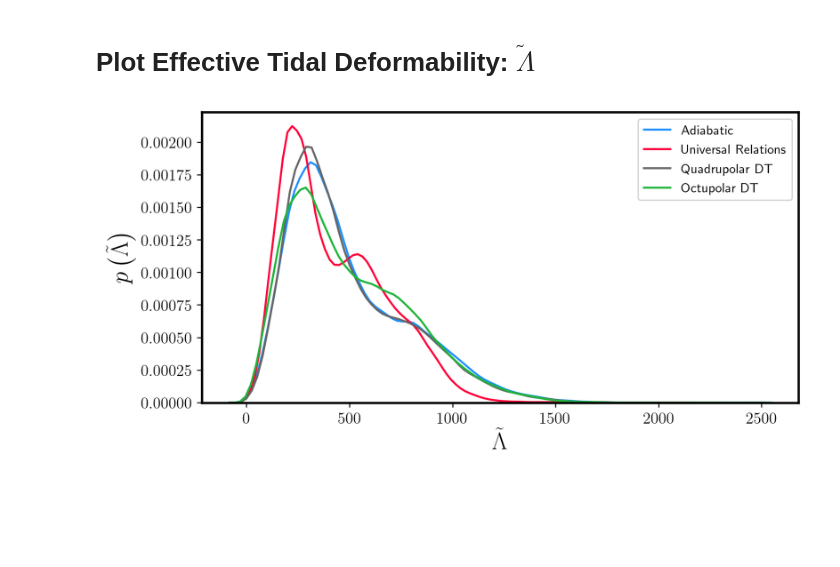
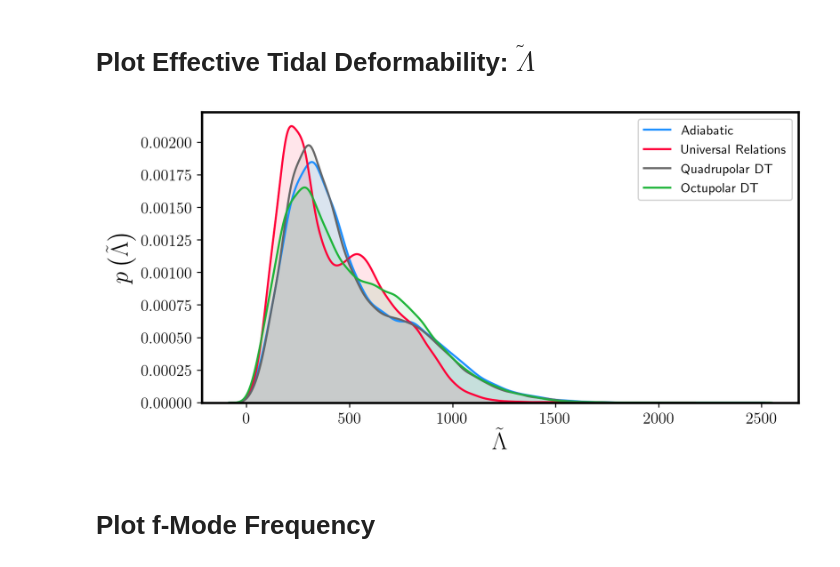
Before and after one commit to GeraintPratten/GWAsteroseismologyFModesDataRelease, a Jupyter notebook: PosteriorDataRelease.ipynb, the cells around one changed output. Cells and saved outputs as stored; diff of their text form; code cells hidden in the pictures; blank space fills up the shorter version.

```diff
--- a/PosteriorDataRelease.ipynb
+++ b/PosteriorDataRelease.ipynb
@@ -205,7 +227,7 @@ def lambda_1_lambda_2_to_delta_lambda_tilde(lambda_1, lambda_2, mass_1, mass_2):
 # %% [markdown]
 # Load Data
 # %%
-dataDir = './';
+dataDir = './PosteriorSamples/';
 # %%
 # Set Data Paths
 # %%
@@ -232,19 +254,19 @@ Octupolar_Combined
 # Load Posteriors Samples
 
 name         = 'Adiabatic_Combined';
-infile       = './Adiabatic_Combined_posterior_samples.dat'
+infile       = dataDir+'Adiabatic_Combined_posterior_samples.dat'
 AdiabaticPos = dict([(name, np.genfromtxt(infile, names=True))])
 
 name         = 'Universal_Relations_Combined';
-infile       = './Universal_Relations_Combined_posterior_samples.dat'
+infile       = dataDir+'Universal_Relations_Combined_posterior_samples.dat'
 URPos        = dict([(name, np.genfromtxt(infile, names=True))])
 
 name         = 'Quadrupolar_Combined';
-infile       = './Quadrupolar_Combined_posterior_samples.dat'
+infile       = dataDir+'Quadrupolar_Combined_posterior_samples.dat'
 QuadPos      = dict([(name, np.genfromtxt(infile, names=True))])
 
 name         = 'Octupolar_Combined';
-infile       = './Octupolar_Combined_posterior_samples.dat'
+infile       = dataDir+'Octupolar_Combined_posterior_samples.dat'
 OctPos       = dict([(name, np.genfromtxt(infile, names=True))])
 # %% [markdown]
 # Plot Posteriors
@@ -335,13 +357,25 @@ LambdaQuad1 = OctPos['Octupolar_Combined']['lambda_quad_1'];
 LambdaQuad2 = OctPos['Octupolar_Combined']['lambda_quad_2'];
 lambda_tilde_oct = lambda_1_lambda_2_to_lambda_tilde(LambdaQuad1,LambdaQuad2,m1,m2);
 # %%
+gs = 800;
+
 plt.figure(figsize=(8,4),dpi=222)
-sns.distplot(lambda_tilde_adiabatic,color=adiabaticCol,hist=False,label='Adiabatic');
-sns.distplot(lambda_tilde_ur,color=urCol,hist=False,label='Universal Relations');
-sns.distplot(lambda_tilde_quad,color=quadCol,hist=False,label='Quadrupolar DT');
-sns.distplot(lambda_tilde_oct,color=octCol,hist=False,label='Octupolar DT');
+
+# Plot without shade to keep hard KDE outline
+sns.kdeplot(lambda_tilde_adiabatic,color=adiabaticCol,label='Adiabatic',shade=False,gridsize=gs);
+sns.kdeplot(lambda_tilde_ur,color=urCol,label='Universal Relations',shade=False,gridsize=gs);
+sns.kdeplot(lambda_tilde_quad,color=quadCol,label='Quadrupolar DT',shade=False,gridsize=gs);
+sns.kdeplot(lambda_tilde_oct,color=octCol,label='Octupolar DT',shade=False,gridsize=gs);
+
+# Plot with shade + opacity
+sns.kdeplot(lambda_tilde_adiabatic,color=adiabaticCol,shade=True,gridsize=gs,alpha=0.1);
+sns.kdeplot(lambda_tilde_ur,color=urCol,shade=True,gridsize=gs,alpha=0.1);
+sns.kdeplot(lambda_tilde_quad,color=quadCol,shade=True,gridsize=gs,alpha=0.1);
+sns.kdeplot(lambda_tilde_oct,color=octCol,shade=True,gridsize=gs,alpha=0.1);
 
 plt.xlabel(escapeLatex(getParam('lambda_tilde')),fontsize=18);
 plt.ylabel(r'$p \left( \tilde{\Lambda} \right)$',fontsize=18);
 # %% [output]
-[figure, old version]
+[figure, new version]
+# %% [markdown]
+# Plot f-Mode Frequency
```
Also changed, not shown: parts of 5 cells of this notebook, 4 other files.
